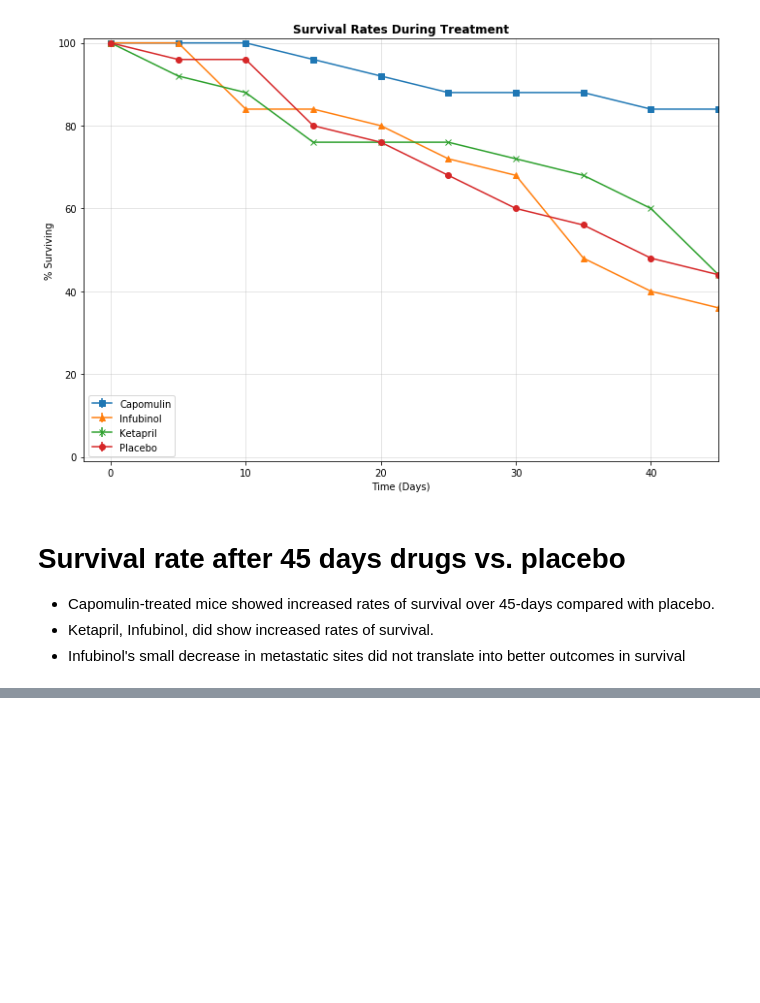
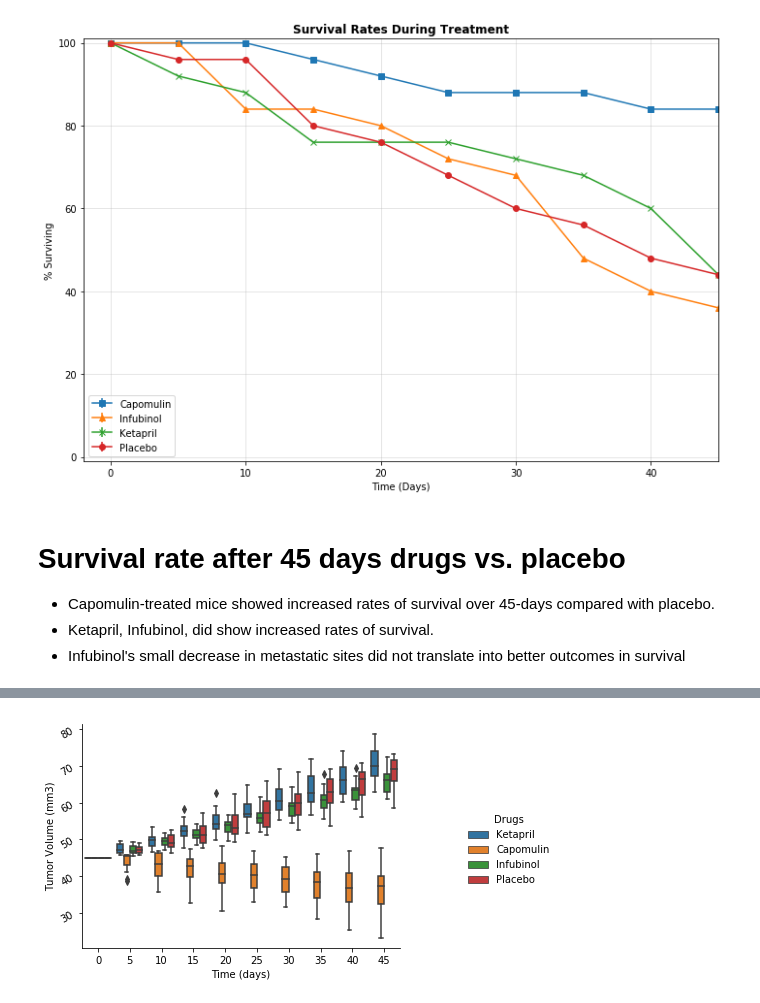
Before and after one commit to lweislo/Homework-5, a Jupyter notebook: weislo-homework5.ipynb, the cells around one changed output, grey strips where cells are left out. Drawn from its saved outputs; the diff is of its cells as text; code cells hidden in the pictures; blank space fills up the shorter version.

```diff
--- a/weislo-homework5.ipynb
+++ b/weislo-homework5.ipynb
@@ -329,3 +353,14 @@ plt.savefig('Tumor Volume change.png')
 ## Summary Bar Graph - look here for ideas http://localhost:8891/notebooks/2/Activities/07-Ins_PandasMultiLine/Solved/unemploy_chart.ipynb
 # %%
 #NOTE: Need to figure out either how to change colors of the placebo/neg values, or go with the Tuple option
+# %%
+g = sns.catplot(x="Timepoint", y="Tumor Volume (mm3)", hue="Drug",
+                height=3.5, kind="box", legend=False, data=df_data_drugs);
+g.add_legend(title="Drugs")
+g.set_axis_labels("Time (days)", "Tumor Volume (mm3)")
+# g.set(xlim=(0, 50))
+g.fig.set_size_inches(8, 4)
+# g.ax.set_xticks([5, 15, 25, 35, 45, 55], minor=True);
+plt.setp(g.ax.get_yticklabels(), rotation=30);
+# %% [output]
+[figure, added]
```
Also changed, not shown: parts of 9 cells of this notebook.
